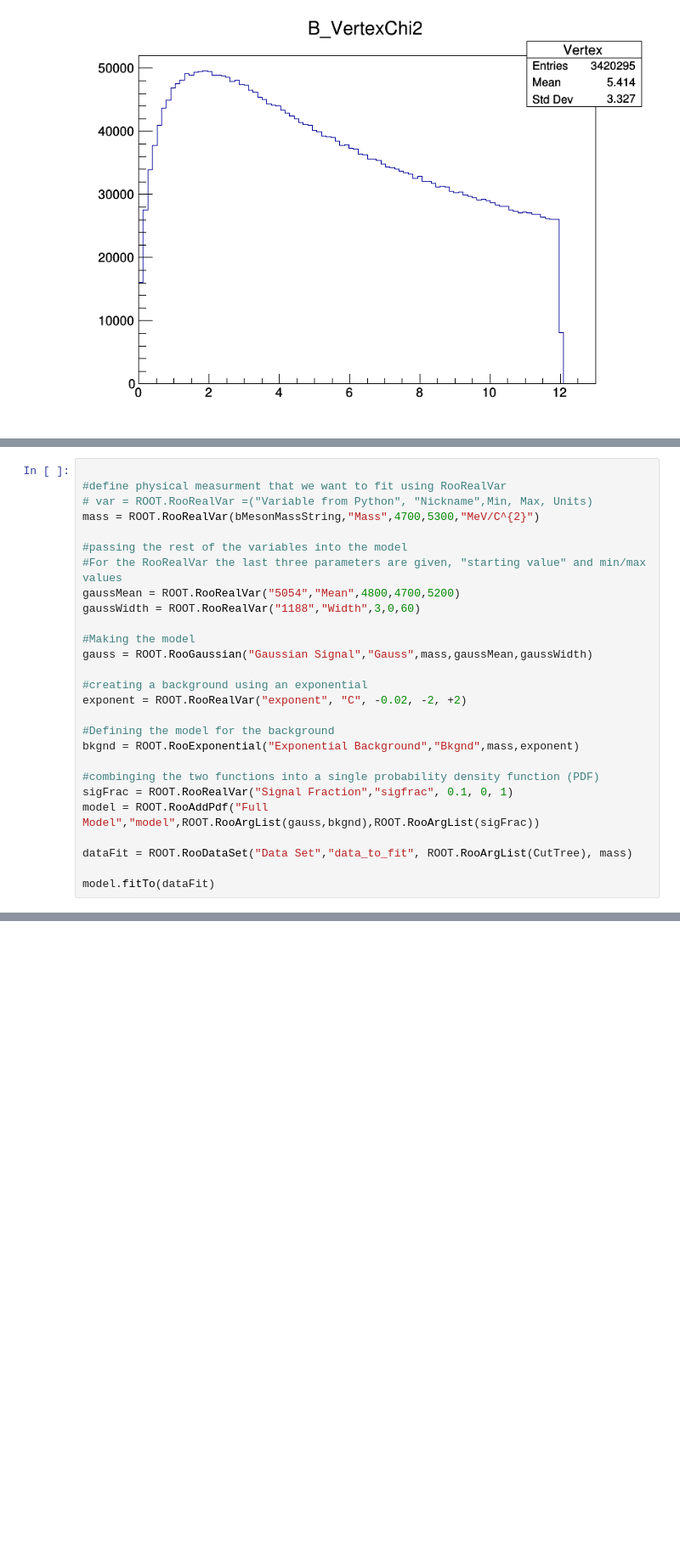
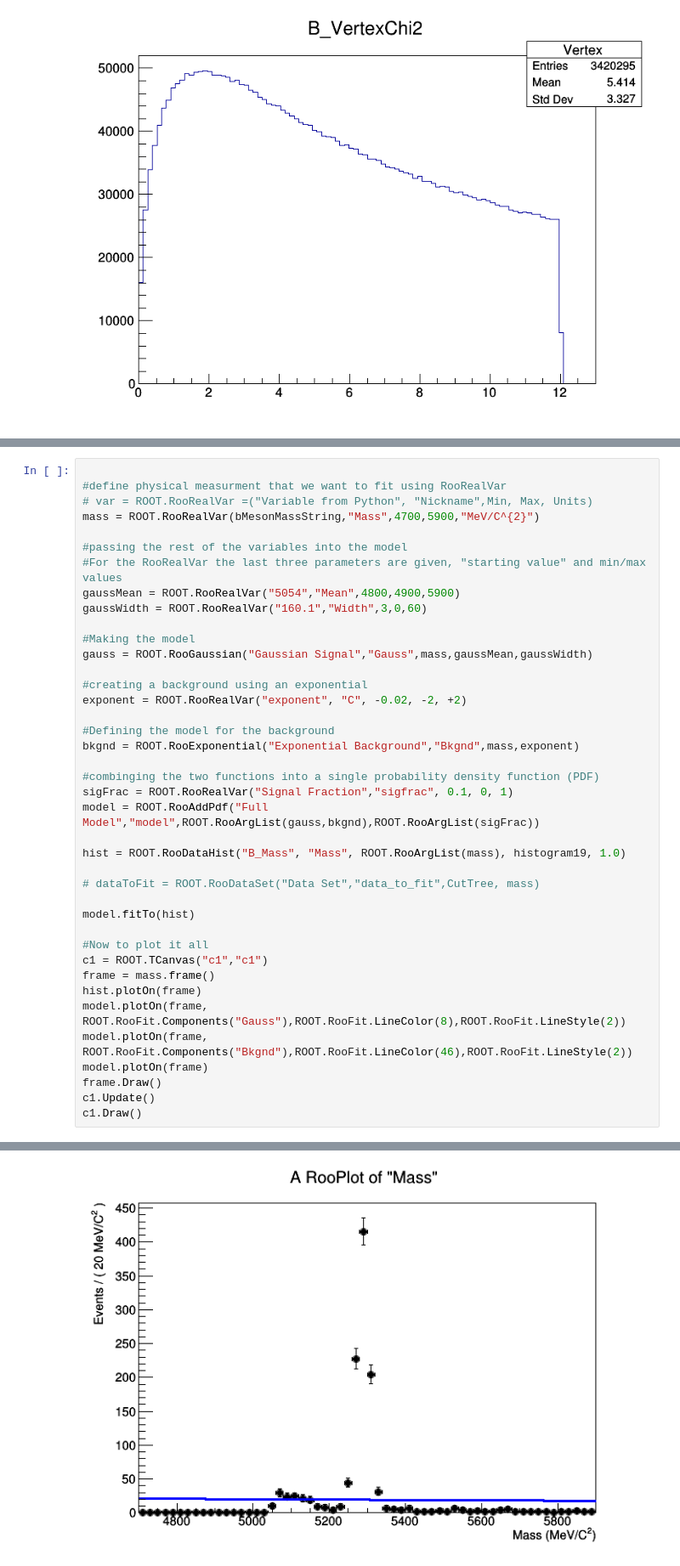
Before and after one commit to alexanderleonidas/PRA3024-Big-Data-in-Physics, a Jupyter notebook: week 4/LHCb_Part_1_&_Exercise_Answers.ipynb, the cells around one changed output, grey strips where cells are left out. Shown at 85% size. Drawn from its saved outputs; the diff is of its cells as text; blank space fills up the shorter version.

```diff
--- a/week 4/LHCb_Part_1_&_Exercise_Answers.ipynb
+++ b/week 4/LHCb_Part_1_&_Exercise_Answers.ipynb
@@ -436,12 +441,12 @@ Answer : I noticed that the y axis is much smaller for the B meson mass post-cut
 
 #define physical measurment that we want to fit using RooRealVar
 # var = ROOT.RooRealVar =("Variable from Python", "Nickname",Min, Max, Units)
-mass = ROOT.RooRealVar(bMesonMassString,"Mass",4700,5300,"MeV/C^{2}")
+mass = ROOT.RooRealVar(bMesonMassString,"Mass",4700,5900,"MeV/C^{2}")
 
 #passing the rest of the variables into the model
 #For the RooRealVar the last three parameters are given, "starting value" and min/max values
-gaussMean = ROOT.RooRealVar("5054","Mean",4800,4700,5200)
-gaussWidth = ROOT.RooRealVar("1188","Width",3,0,60)
+gaussMean = ROOT.RooRealVar("5054","Mean",4800,4900,5900)
+gaussWidth = ROOT.RooRealVar("160.1","Width",3,0,60)
 
 #Making the model
 gauss = ROOT.RooGaussian("Gaussian Signal","Gauss",mass,gaussMean,gaussWidth)
@@ -456,7 +461,20 @@ bkgnd = ROOT.RooExponential("Exponential Background","Bkgnd",mass,exponent)
 sigFrac = ROOT.RooRealVar("Signal Fraction","sigfrac", 0.1, 0, 1)
 model = ROOT.RooAddPdf("Full Model","model",ROOT.RooArgList(gauss,bkgnd),ROOT.RooArgList(sigFrac))
 
-dataFit = ROOT.RooDataSet("Data Set","data_to_fit", ROOT.RooArgList(CutTree), mass)
+hist = ROOT.RooDataHist("B_Mass", "Mass", ROOT.RooArgList(mass), histogram19, 1.0)
 
-model.fitTo(dataFit)
+# dataToFit = ROOT.RooDataSet("Data Set","data_to_fit",CutTree, mass)
+
+model.fitTo(hist)
+
+#Now to plot it all
+c1 = ROOT.TCanvas("c1","c1")
+frame = mass.frame()
+hist.plotOn(frame)
+model.plotOn(frame, ROOT.RooFit.Components("Gauss"),ROOT.RooFit.LineColor(8),ROOT.RooFit.LineStyle(2))
+model.plotOn(frame, ROOT.RooFit.Components("Bkgnd"),ROOT.RooFit.LineColor(46),ROOT.RooFit.LineStyle(2))
+model.plotOn(frame)
+frame.Draw()
+c1.Update()
+c1.Draw()
 # %% [output]
@@ -480,0 +499 @@ __attribute__((used)) extern "C" void __cf_65(void* obj, int nargs, void** args,
+[figure, added]
```
Also changed, not shown: parts of 6 cells of this notebook.
